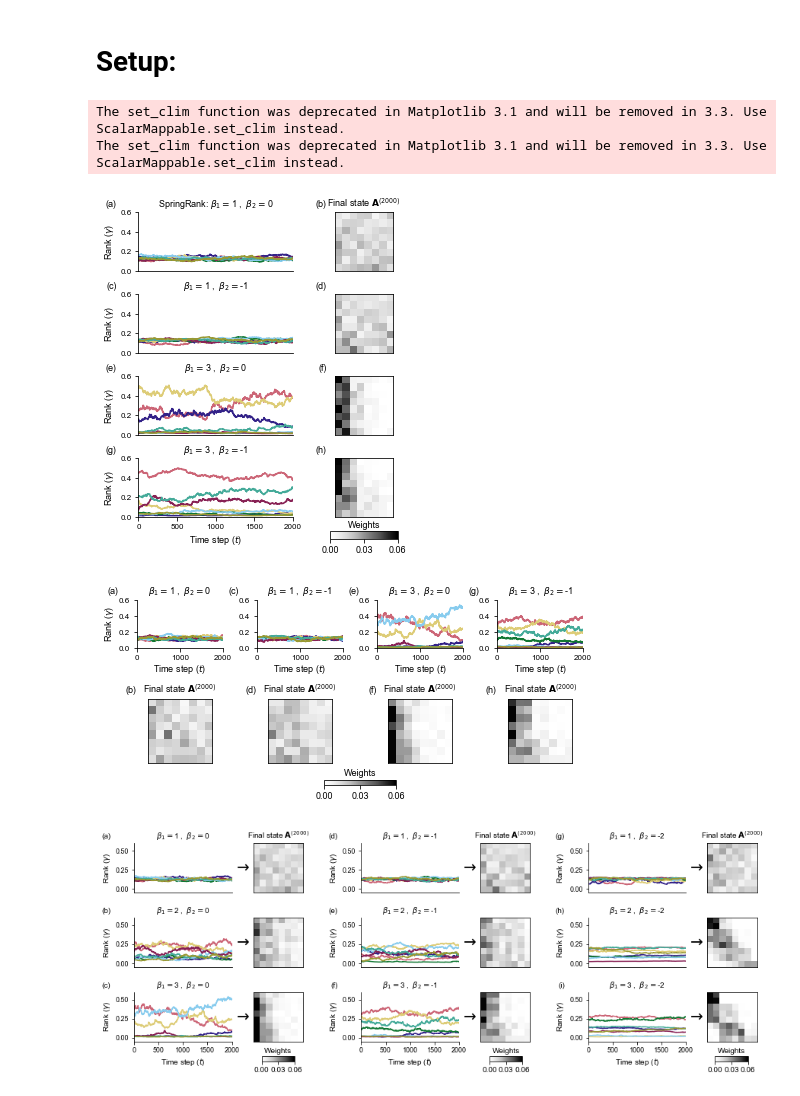
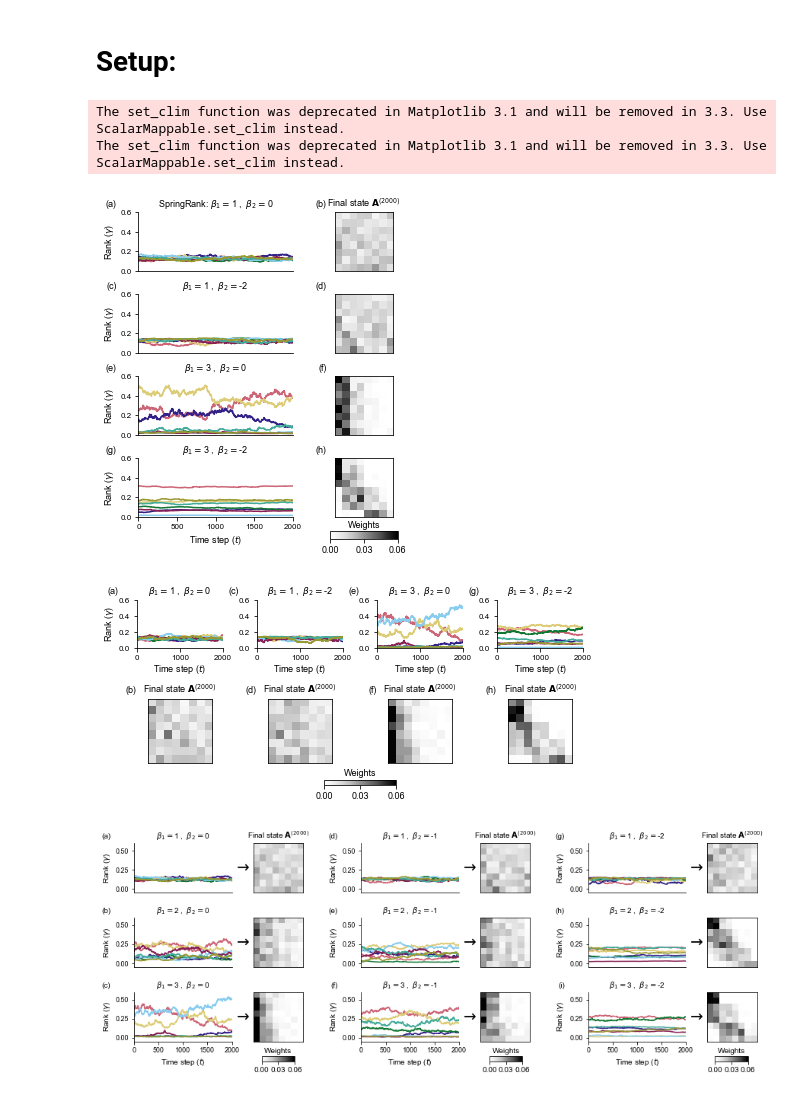
Before and after one commit to PhilChodrow/prestige_reinforcement, a Jupyter notebook: dynamics.ipynb, the cells around one changed output. Drawn from its saved outputs; the diff is of its cells as text; code cells hidden in the pictures.

```diff
--- a/dynamics.ipynb
+++ b/dynamics.ipynb
@@ -36,7 +36,7 @@ def quadratic_feature(s):
 np.random.seed(seed=6)
 
 BETA_1 = np.array([1,1,3,3])
-BETA_2 = np.array([0,-1,0,-1])
+BETA_2 = np.array([0,-2,0,-2])
 
 highlight_col = 0
 
@@ -224,35 +224,35 @@ for i in range(len(BETA_1)):
             ax2.spines[pos].set_visible(True)
         ax2.xaxis.set_ticks([])
         ax2.yaxis.set_ticks([])
 
         ax2.set_title(r'Final state $\mathbf{A}^{(2000)}$', fontsize=fontsize)
 
 # add colorbar
 cbar_ax = fig.add_axes([0.45, 0.025, 0.125, 0.02])
 cbar = fig.colorbar(im, cax=cbar_ax, orientation='horizontal')
 cbar.set_clim(0.0,0.06)
 cbar.set_ticks([0.00,0.03,0.06])
 cbar.ax.tick_params(labelsize=fontsize)
 cbar.ax.set_title('Weights',fontsize=fontsize,y=0.65)
 cbar_ax.xaxis.set_ticks_position('bottom')
 
 # add panel labels
 for i, label in enumerate(('(a)','(b)','(c)','(d)','(e)','(f)','(g)','(h)')):
     ax = axarr[i%2,i//2]
     hloc = -0.175 - 0.035*((i+1)%2)
     vloc = 1.20 + 0.07*((i+1)%2)
     ax.text(hloc, vloc, label, transform=ax.transAxes,
       fontsize=fontsize, weight='bold', va='top', ha='right')
 
 # adjust spacing
 plt.subplots_adjust(wspace = 0.4, hspace = 0.9)
 
 plt.savefig('fig/dynamics_examples_v5_preprint.png', bbox_inches = 'tight', dpi = 600)
 # %% [output]
 The set_clim function was deprecated in Matplotlib 3.1 and will be removed in 3.3. Use ScalarMappable.set_clim instead.
 The set_clim function was deprecated in Matplotlib 3.1 and will be removed in 3.3. Use ScalarMappable.set_clim instead.
-[figure, old version]
+[figure, new version]
-[figure, old version]
+[figure, new version]
 # %%
 # Generate Fig. S1
 
```
